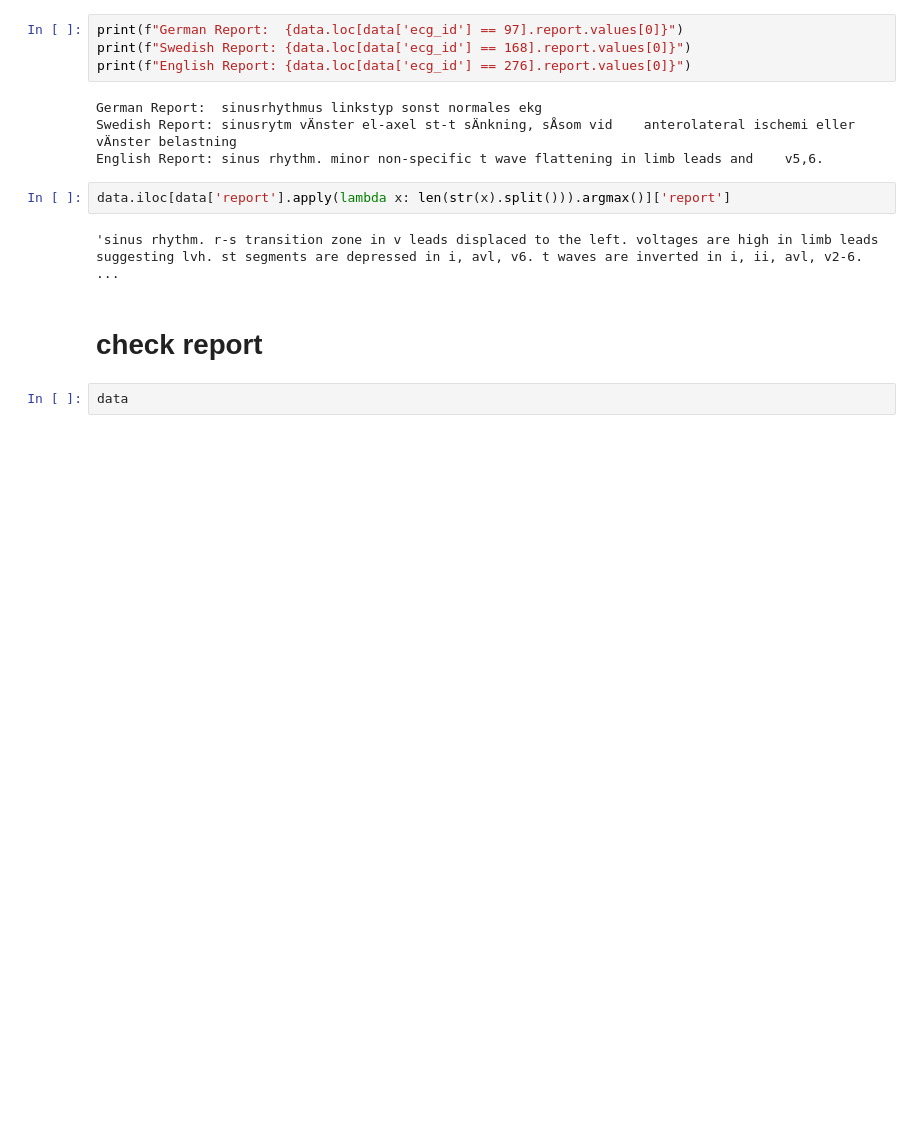
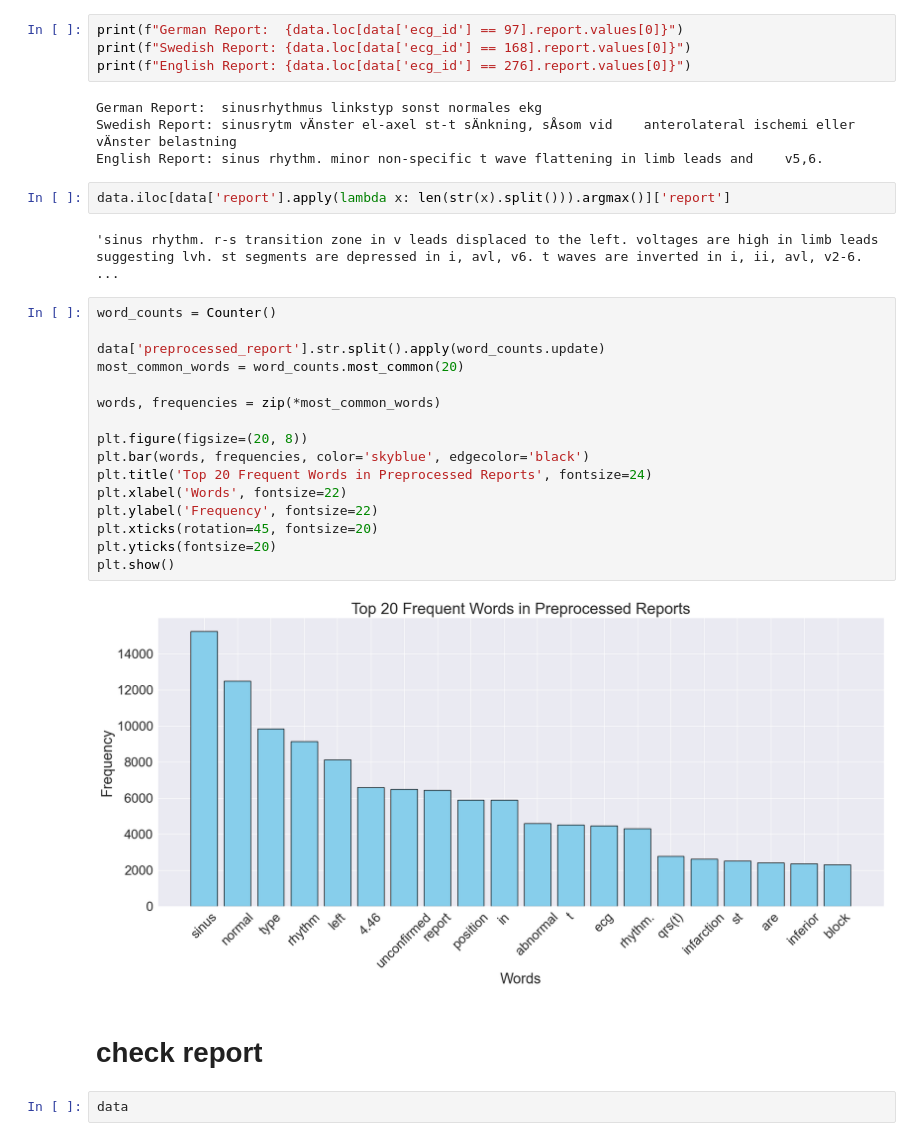
Before and after one commit to RinoG/ecg-to-text, a Jupyter notebook: notebooks/02_data_visualization.ipynb, the cells around one changed output. Saved outputs shown, nothing was run; the diff lists cells and outputs as text; blank space fills up the shorter version.

```diff
--- a/notebooks/02_data_visualization.ipynb
+++ b/notebooks/02_data_visualization.ipynb
@@ -64,6 +76,24 @@ English Report: sinus rhythm. minor non-specific t wave flattening in limb leads
 data.iloc[data['report'].apply(lambda x: len(str(x).split())).argmax()]['report']
 # %% [output]
 'sinus rhythm. r-s transition zone in v leads displaced to the left. voltages are high in limb leads suggesting lvh. st segments are depressed in i, avl, v6. t waves are inverted in i, ii, avl, v2-6.  ...
+# %%
+word_counts = Counter()
+
+data['preprocessed_report'].str.split().apply(word_counts.update)
+most_common_words = word_counts.most_common(20)
+
+words, frequencies = zip(*most_common_words)
+
+plt.figure(figsize=(20, 8))
+plt.bar(words, frequencies, color='skyblue', edgecolor='black')
+plt.title('Top 20 Frequent Words in Preprocessed Reports', fontsize=24)
+plt.xlabel('Words', fontsize=22)
+plt.ylabel('Frequency', fontsize=22)
+plt.xticks(rotation=45, fontsize=20)
+plt.yticks(fontsize=20)
+plt.show()
+# %% [output]
+[figure, added]
 # %% [markdown]
 # check report
 # %%
```
Also changed, not shown: parts of 14 cells of this notebook.
